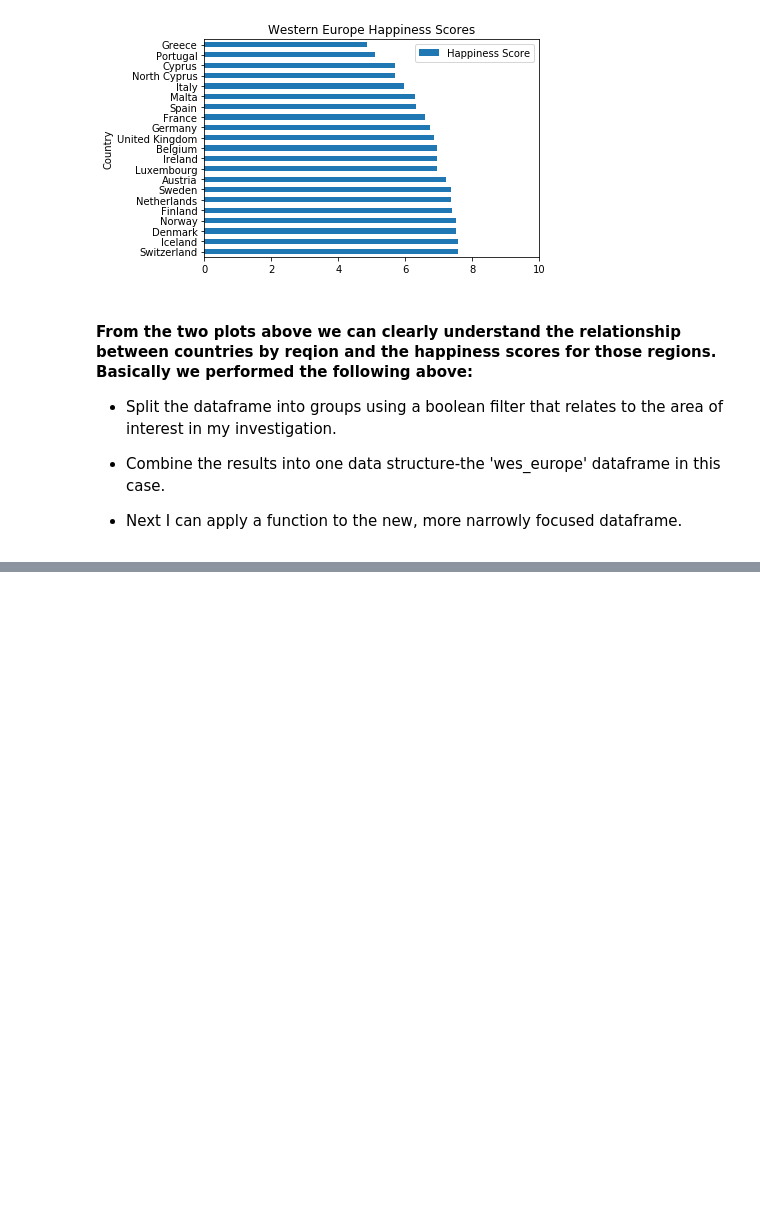
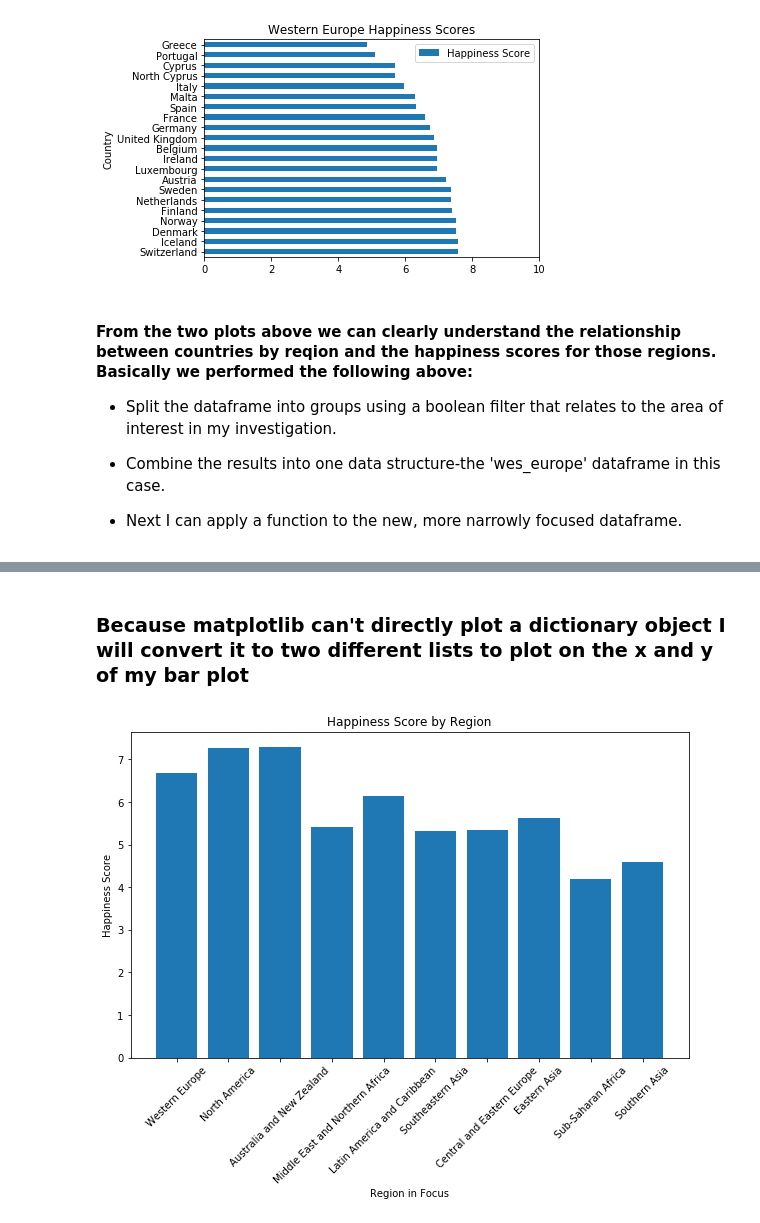
Before and after one commit to SeriousHyena/Sandbox, a Jupyter notebook: data_aggregation.ipynb, the cells around one changed output, grey strips where cells are left out. Cells and saved outputs as stored; diff of their text form; code cells hidden in the pictures; blank space fills up the shorter version.

```diff
--- a/data_aggregation.ipynb
+++ b/data_aggregation.ipynb
@@ -158,0 +161,37 @@ plt.show()
+# %%
+mean_happiness = {}
+regions = df_2015['Region'].unique()
+
+for region in regions:
+    #1. Split the dataframe into groups.
+    region_group = df_2015[df_2015['Region'] == region]
+    #2. Apply a function to each group.
+    region_mean = region_group['Happiness Score'].mean()
+    #3. Combine the results into one data structure.
+    mean_happiness[region] = region_mean
+# %% [markdown]
+### Because matplotlib can't directly plot a dictionary object I will convert it to two different lists to plot on the x and y of my bar plot
+# %%
+#use the .item() function to create a new 'view' of the dictionary for iteration
+#see: https://docs.python.org/3.8/library/stdtypes.html#dict-views
+
+item_key = []
+item_value = []
+
+for item in mean_happiness.items(): #use the .items() function and iterate through the dictionary
+    item_key.append(item[0]) #save the dictionary key for the x axis
+    item_value.append(item[1]) #save the dictionary value for the y axis
+# %%
+# Define plot space
+fig, ax = plt.subplots(figsize=(10, 6))
+plt.xticks(rotation=45)
+plt.xlabel('Region in Focus')
+plt.ylabel('Happiness Score')
+plt.title('Happiness Score by Region')
+
+# Create bar plot
+ax.bar(item_key, item_value)
+
+plt.show()
+# %% [output]
+[figure, added]
```
Also changed, not shown: parts of 1 cell of this notebook.
